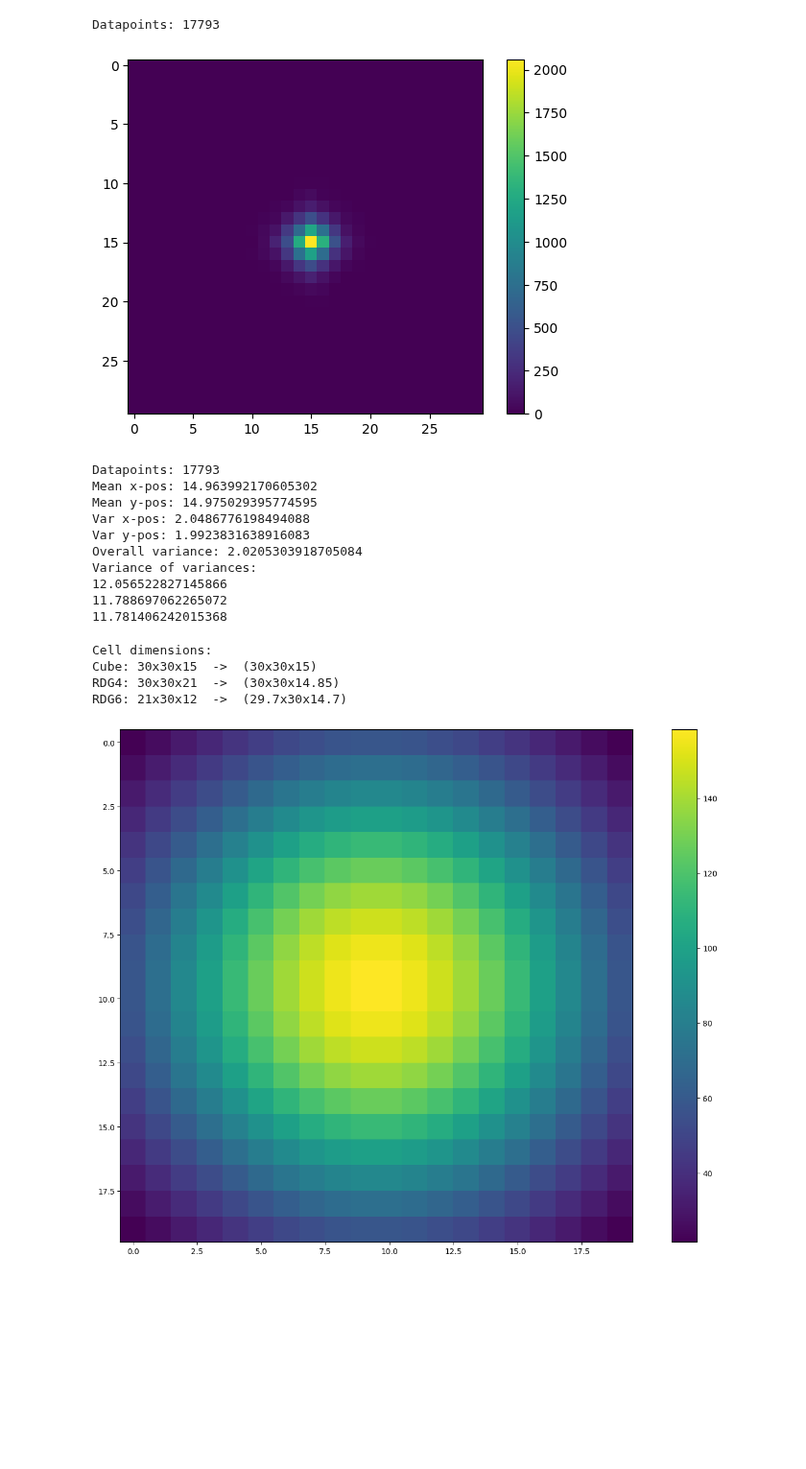
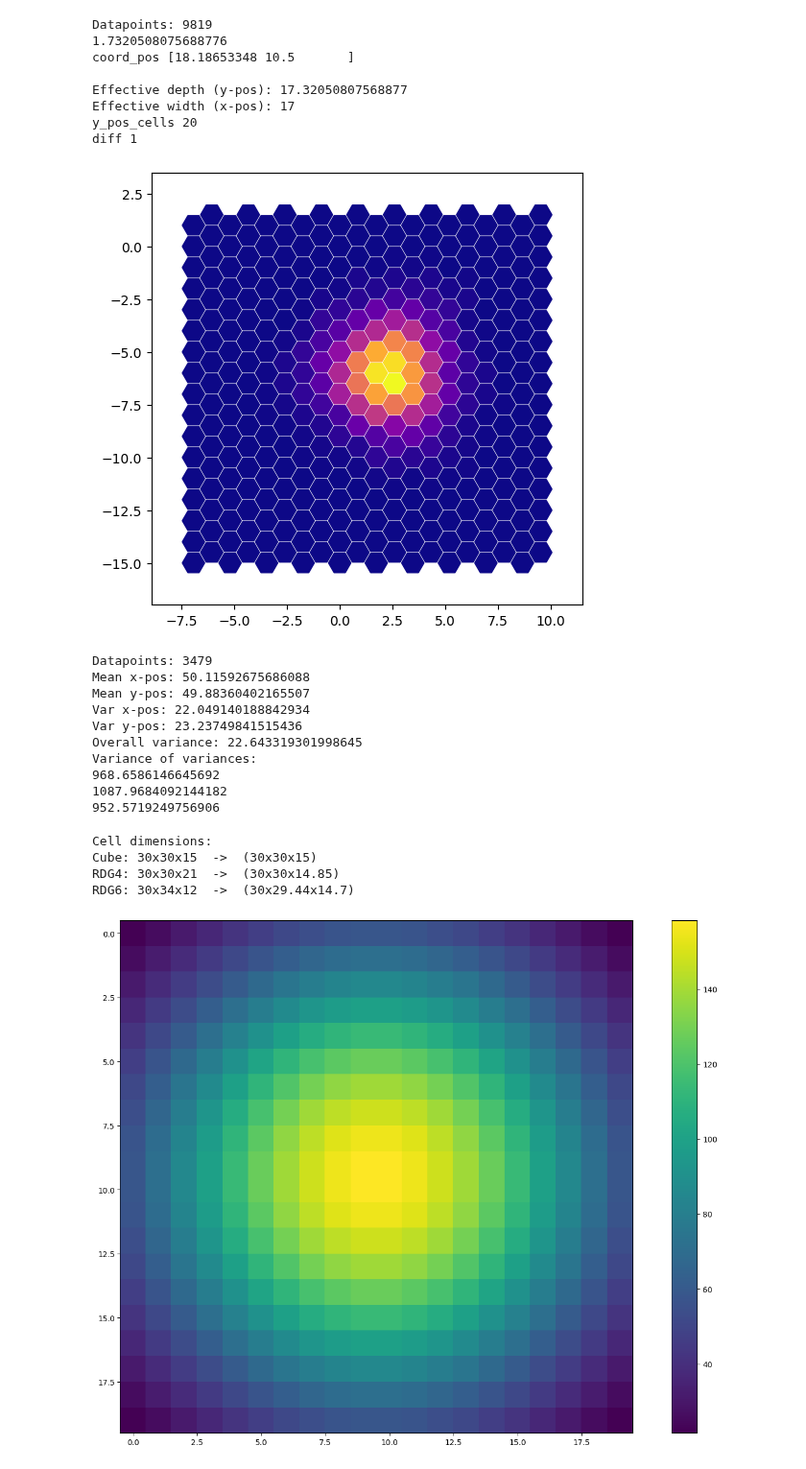
Before and after one commit to g-nilsson/spatial_discretizations_impact_on_simulations, a Jupyter notebook: stat_analysis.ipynb, the cells around one changed output. Shown at 96% size. Saved outputs shown, nothing was run; the diff lists cells and outputs as text; code cells hidden in the pictures; blank space fills up the shorter version.

Commit message:
Made RDG_hex only be dependent on width, calculating the other dimensions automatically

```diff
--- a/stat_analysis.ipynb
+++ b/stat_analysis.ipynb
@@ -299,23 +299,30 @@ def calc_variance(N, nu, threshold, shape_name, print_output=False):
 
     return overall_var, var_x_pos, var_y_pos, mean_x_pos, mean_y_pos
 # %%
-visualize_data(15, 6, 0.001, "Cube")
+visualize_data(30, 6, 0.001, "RDG6")
 # %% [output]
-Datapoints: 17793
+Datapoints: 9819
+1.7320508075688776
+coord_pos [18.18653348 10.5       ]
+
+Effective depth (y-pos): 17.32050807568877
+Effective width (x-pos): 17
+y_pos_cells 20
+diff 1
-[figure, old version]
+[figure, new version]
 # %%
-calc_variance(50, 6, 0.001, "RDG6", True);
+calc_variance(50, 6, 0.001, "Cube", True);
 # %% [output]
-Datapoints: 17793
-Mean x-pos: 14.963992170605302
-Mean y-pos: 14.975029395774595
-Var x-pos: 2.0486776198494088
-Var y-pos: 1.9923831638916083
-Overall variance: 2.0205303918705084
+Datapoints: 3479
+Mean x-pos: 50.11592675686088
+Mean y-pos: 49.88360402165507
+Var x-pos: 22.049140188842934
+Var y-pos: 23.23749841515436
+Overall variance: 22.643319301998645
 Variance of variances:
-12.056522827145866
-11.788697062265072
-11.781406242015368
+968.6586146645692
+1087.9684092144182
+952.5719249756906
 # %%
 # Cube 30 means 60x60x30
 
@@ -343,9 +350,9 @@ target_width = 30
 print("Cell dimensions:")
 print(f"Cube: {target_width}x{target_width}x{target_width//2}  ->  ({target_width}x{target_width}x{target_width//2})")
 print(f"RDG4: {target_width}x{target_width}x{int(target_width*np.sqrt(2)//2)}  ->  ({target_width}x{target_width}x{round(int(target_width*np.sqrt(2)//2)/np.sqrt(2), 2)})")
-print(f"RDG6: {int(target_width//np.sqrt(2))}x{target_width}x{int(target_width*np.sqrt(2)//(2*np.sqrt(3)))}  ->  ({round(int(target_width//np.sqrt(2))*np.sqrt(2), 2)}x{target_width}x{round(int(target_width*np.sqrt(2)//(2*np.sqrt(3)))*np.sqrt(3)/np.sqrt(2), 2)})")
+print(f"RDG6: {target_width}x{int(target_width*2*np.sqrt(3)/3)}x{int(target_width*np.sqrt(2)//(2*np.sqrt(3)))}  ->  ({target_width}x{round(int(target_width*2*np.sqrt(3)/3)*3/(2*np.sqrt(3)), 2)}x{round(int(target_width*np.sqrt(2)//(2*np.sqrt(3)))*np.sqrt(3)/np.sqrt(2), 2)})")
 # %% [output]
 Cell dimensions:
 Cube: 30x30x15  ->  (30x30x15)
 RDG4: 30x30x21  ->  (30x30x14.85)
-RDG6: 21x30x12  ->  (29.7x30x14.7)
+RDG6: 30x34x12  ->  (30x29.44x14.7)
```
Also changed, not shown: parts of 2 cells of this notebook, 1 other file.
